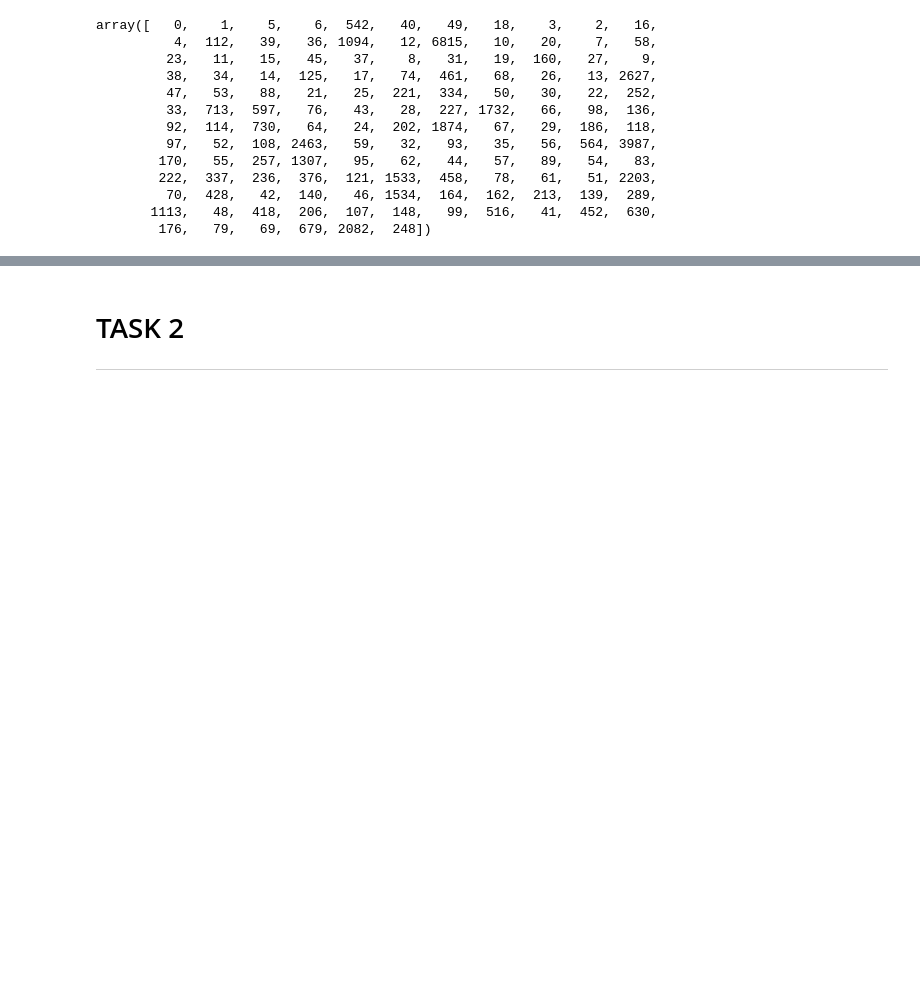
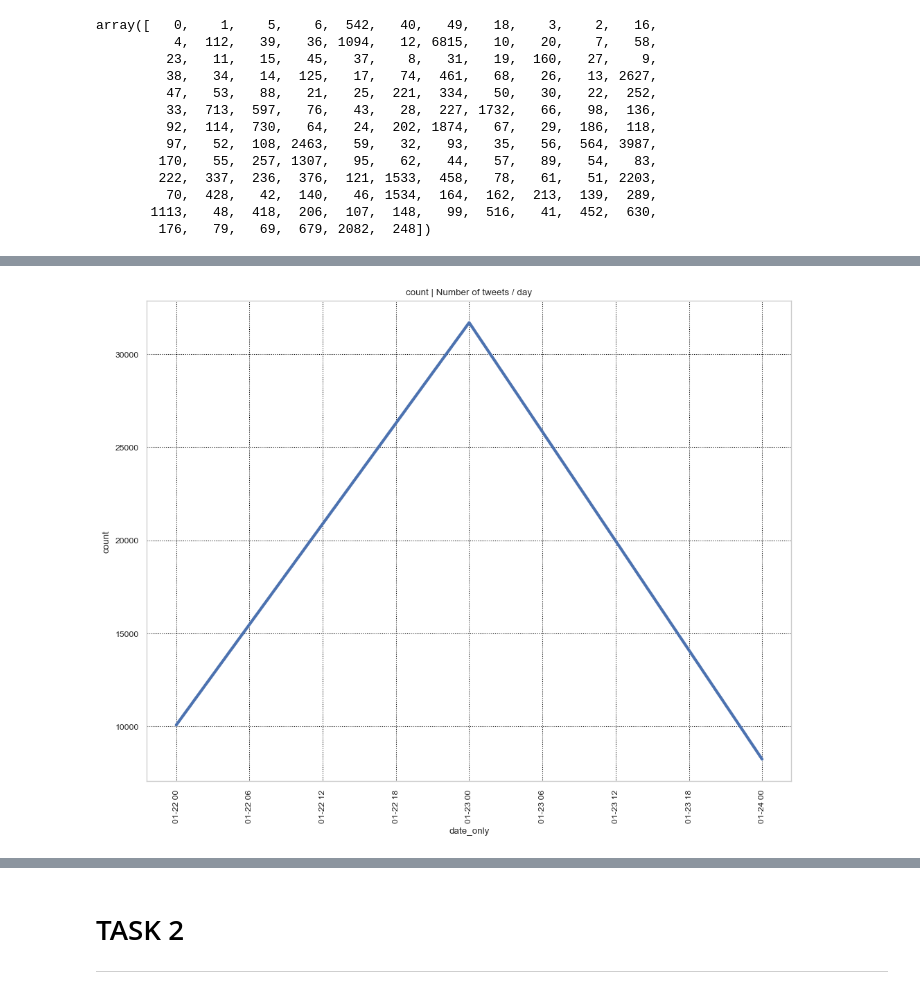
Before and after one commit to AshharShah/AI_Lab_Final, a Jupyter notebook: 2020478.ipynb, the cells around one changed output, grey strips where cells are left out. Drawn from its saved outputs; the diff is of its cells as text; code cells hidden in the pictures; blank space fills up the shorter version.

```diff
--- a/2020478.ipynb
+++ b/2020478.ipynb
@@ -247,0 +264,34 @@ ModuleNotFoundError: No module named 'wordcloud'
+# %%
+df['Datetime'] = pd.to_datetime(df['Datetime'])
+# %%
+df['year'] = df['Datetime'].dt.year
+df['month'] = df['Datetime'].dt.month
+df['day'] = df['Datetime'].dt.day
+df['dayofweek'] = df['Datetime'].dt.dayofweek
+df['hour'] = df['Datetime'].dt.hour
+df['minute'] = df['Datetime'].dt.minute
+df['dayofyear'] = df['Datetime'].dt.dayofyear
+df['date_only'] = df['Datetime'].dt.date
+# %%
+tweets_agg_df = df.groupby(["date_only"])["Text"].count().reset_index()
+tweets_agg_df.columns = ["date_only", "count"]
+# %%
+def plot_time_variation(df, x='date_only', y='count', hue=None, size=1, title="", is_log=False):
+    sns.set(style="whitegrid")
+    paper_rc = {'lines.linewidth': 3, 'lines.markersize': 20}
+    sns.set_context("paper", rc = paper_rc)
+    f, ax = plt.subplots(1,1, figsize=(4*size,3*size))
+    g = sns.lineplot(x=x, y=y, hue=hue, data=df)
+    plt.xticks(rotation=90)
+    if hue:
+        plt.title(f'{y} grouped by {hue} | {title}')
+    else:
+        plt.title(f'{y} | {title}')
+    if(is_log):
+        ax.set(yscale="log")
+    ax.grid(color='black', linestyle='dotted', linewidth=0.75)
+    plt.show()
+# %%
+plot_time_variation(tweets_agg_df, x='date_only', title="Number of tweets / day",size=3)
+# %% [output]
+[figure, added]
```
Also changed, not shown: parts of 11 cells of this notebook.
